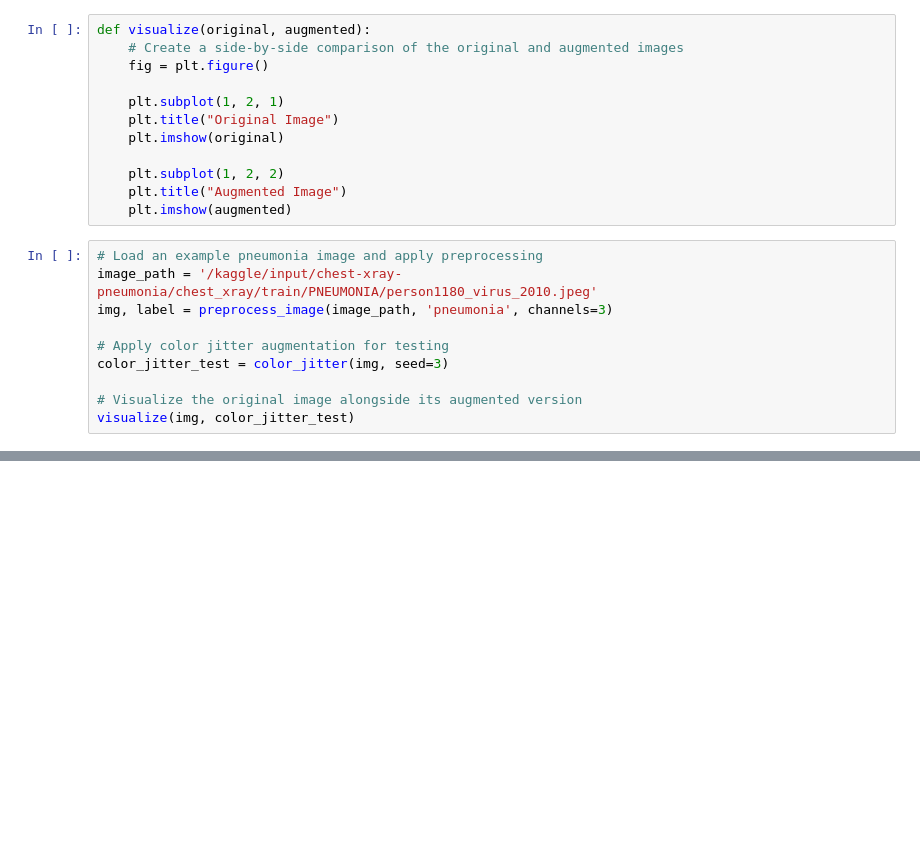
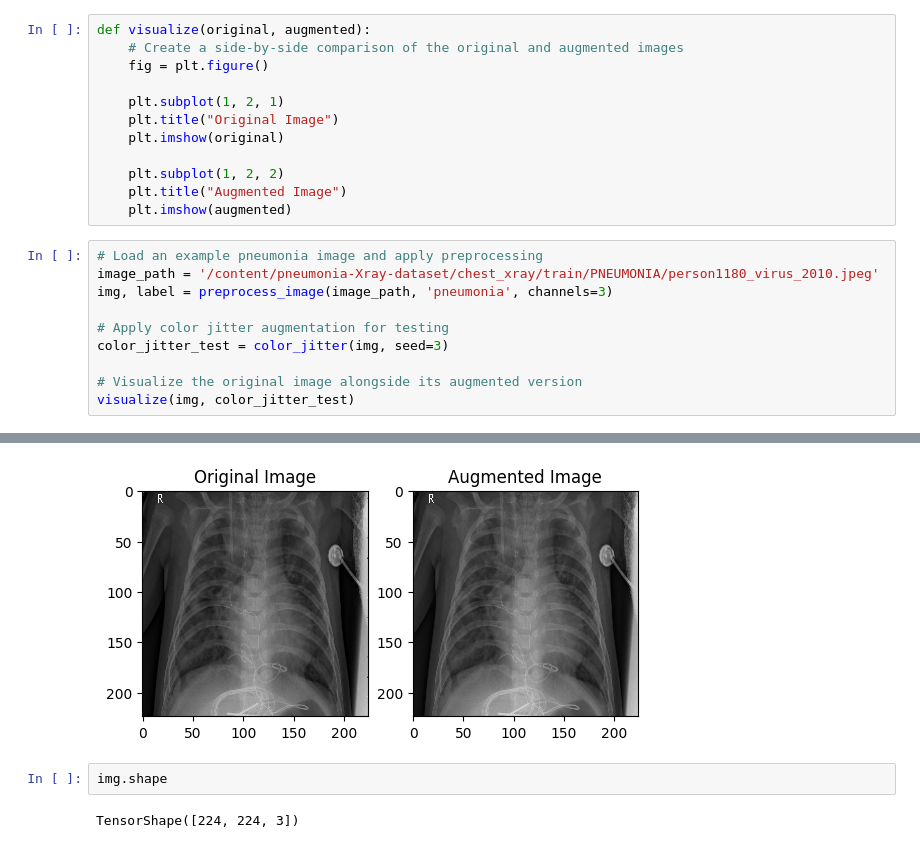
Before and after one commit to Sachin20010517/pneumonet-cnn-classifier, a Jupyter notebook: PneumoNet_Complete_Pipeline.ipynb, the cells around one changed output, grey strips where cells are left out. Saved outputs shown, nothing was run; the diff lists cells and outputs as text; blank space fills up the shorter version.

```diff
--- a/PneumoNet_Complete_Pipeline.ipynb
+++ b/PneumoNet_Complete_Pipeline.ipynb
@@ -567,7 +567,7 @@ def visualize(original, augmented):
     plt.imshow(augmented)
 # %%
 # Load an example pneumonia image and apply preprocessing
-image_path = '/kaggle/input/chest-xray-pneumonia/chest_xray/train/PNEUMONIA/person1180_virus_2010.jpeg'
+image_path = '/content/pneumonia-Xray-dataset/chest_xray/train/PNEUMONIA/person1180_virus_2010.jpeg'
 img, label = preprocess_image(image_path, 'pneumonia', channels=3)
 
 # Apply color jitter augmentation for testing
@@ -579,0 +580,5 @@ NotFoundError: {{function_node __wrapped__ReadFile_device_/job:localhost/replica
+[figure, added]
+# %%
+img.shape
+# %% [output]
+TensorShape([224, 224, 3])
```
Also changed, not shown: parts of 9 cells of this notebook.
